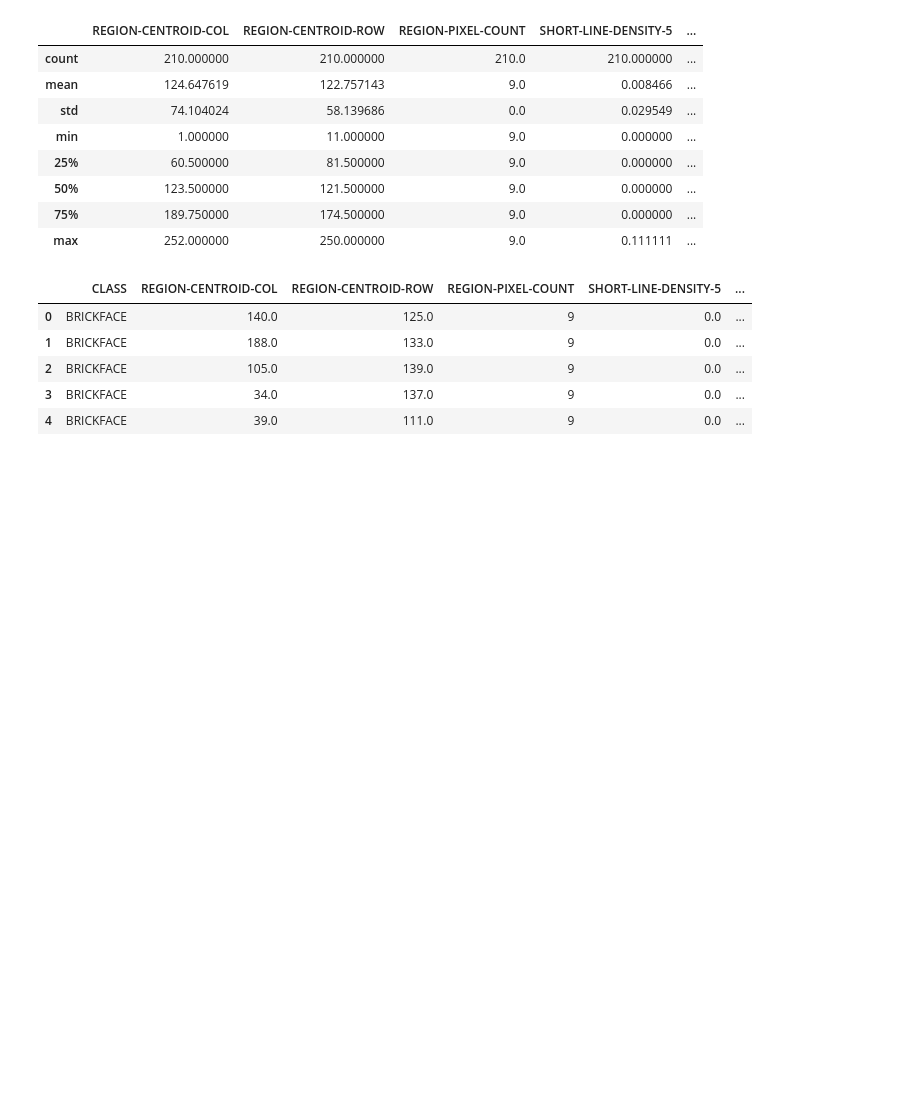
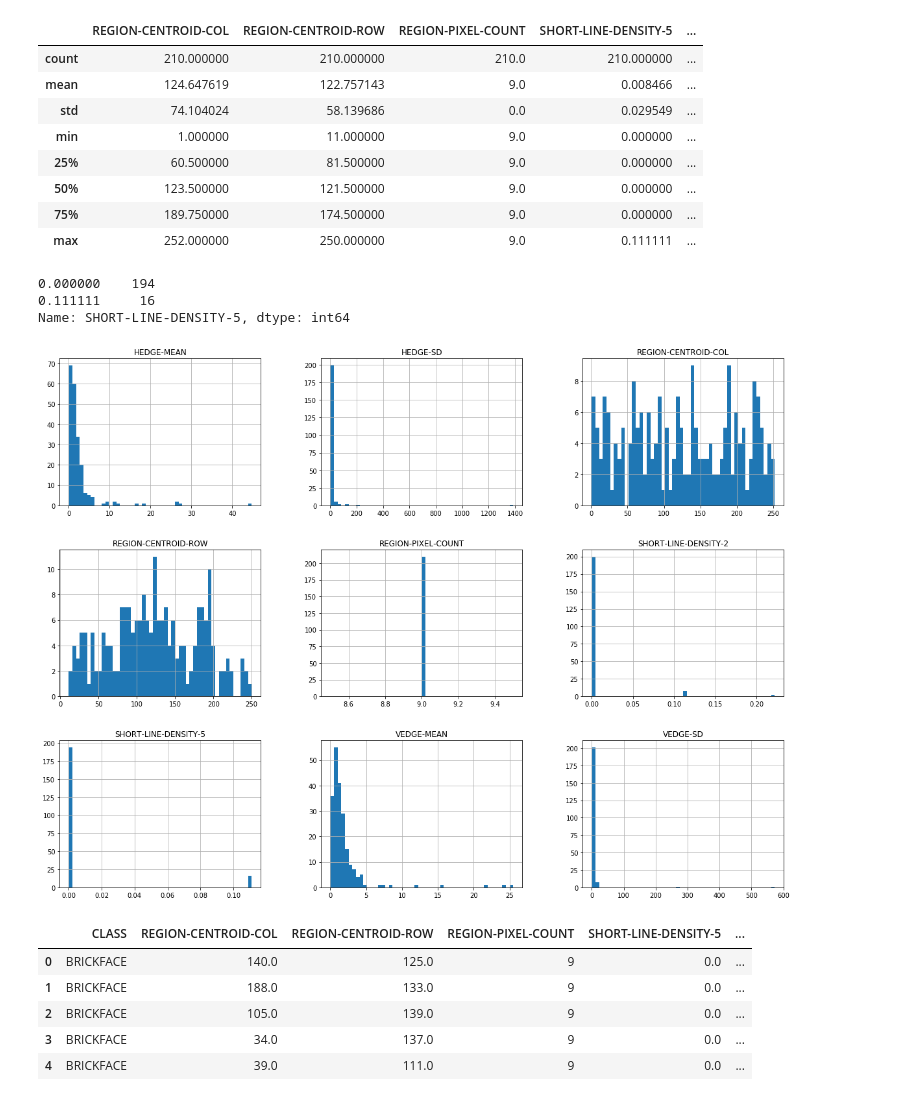
Before and after one commit to marcelsan/ml_part_1_20182, a Jupyter notebook: notebooks/experiments.ipynb, the cells around one changed output. Saved outputs shown, nothing was run; the diff lists cells and outputs as text; code cells hidden in the pictures; blank space fills up the shorter version.

Commit message:
Some minor adjusts on main.py and in the KCM_F_GH. Added the plot of the shape view histogram on the experiments notebook.

```diff
--- a/notebooks/experiments.ipynb
+++ b/notebooks/experiments.ipynb
@@ -14,6 +16,19 @@ df_train.describe()
 | 50% | 123.500000 | 121.500000 | 9.0 | 0.000000 | ... |
 | 75% | 189.750000 | 174.500000 | 9.0 | 0.000000 | ... |
 | max | 252.000000 | 250.000000 | 9.0 | 0.111111 | ... |
+# %%
+df_train['SHORT-LINE-DENSITY-5'].value_counts()
+# %% [output]
+0.000000    194
+0.111111     16
+Name: SHORT-LINE-DENSITY-5, dtype: int64
+# %%
+X_train_shape_view = df_train[['REGION-CENTROID-COL', 'REGION-CENTROID-ROW', 'REGION-PIXEL-COUNT', 'SHORT-LINE-DENSITY-5', 'SHORT-LINE-DENSITY-2', 'VEDGE-MEAN', 'VEDGE-SD', 'HEDGE-MEAN', 'HEDGE-SD']]
+# %%
+X_train_shape_view.hist(bins=50, figsize=(20,15))
+plt.show()
+# %% [output]
+[figure, added]
 # %%
 # Load dataset.
 image_segmentation = pd.read_csv('../database/segmentation.data.txt', delimiter=',')
```
Also changed, not shown: parts of 1 cell of this notebook, 2 other files.
